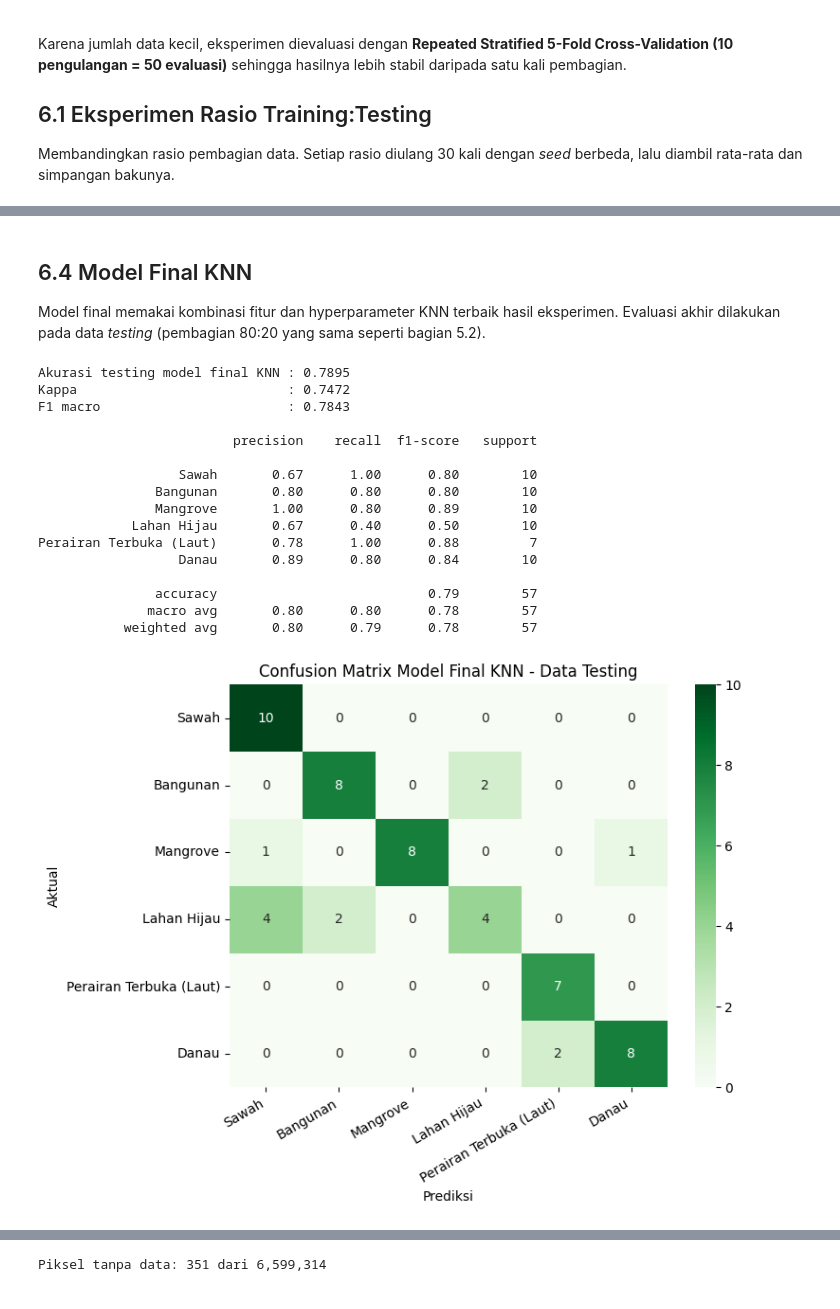
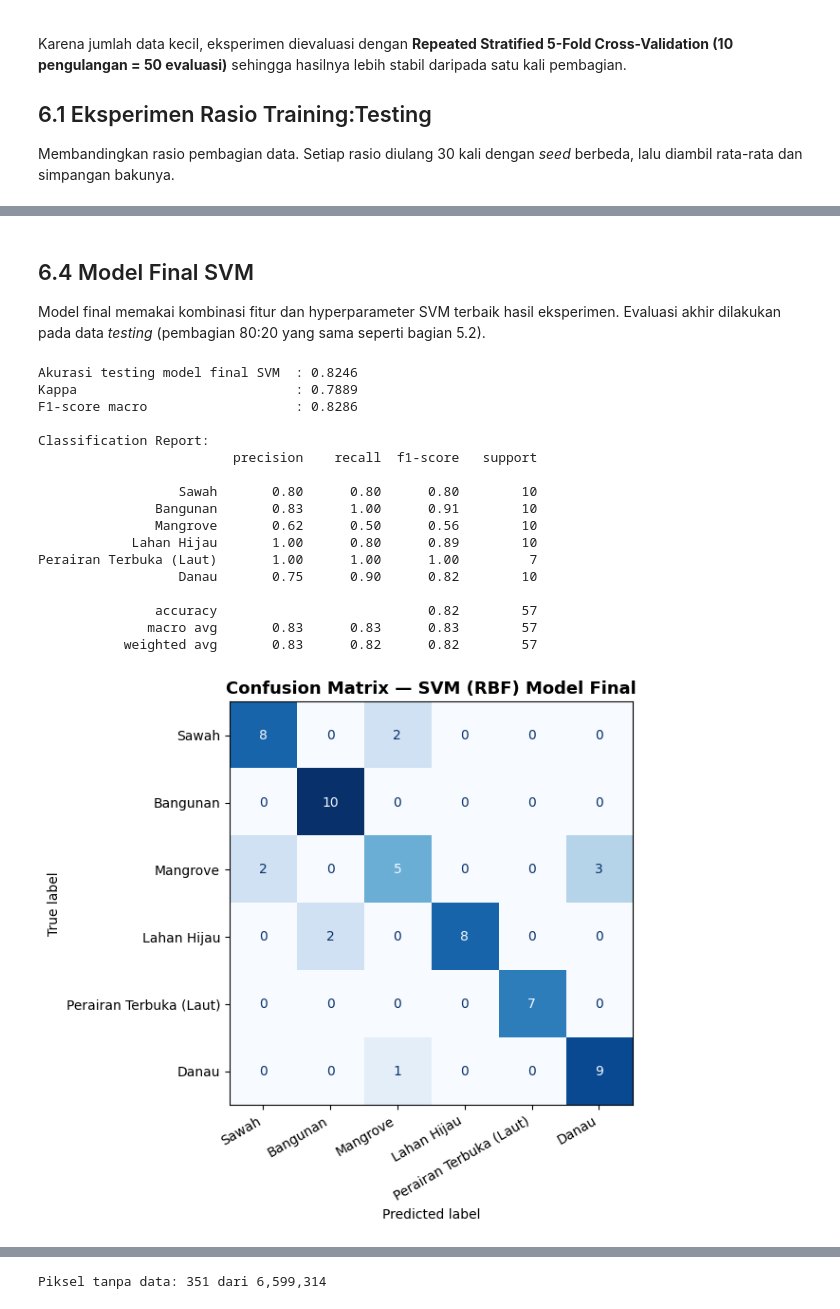
Before and after one commit to Okansyailendra/PSD, a Jupyter notebook: _sources/klasifikasi_jawa_timur/klasifikasi_jawa_timur_sentinel2a.ipynb, the cells around one changed output, grey strips where cells are left out. Cells and saved outputs as stored; diff of their text form; code cells hidden in the pictures.

```diff
--- a/_sources/klasifikasi_jawa_timur/klasifikasi_jawa_timur_sentinel2a.ipynb
+++ b/_sources/klasifikasi_jawa_timur/klasifikasi_jawa_timur_sentinel2a.ipynb
@@ -674,15 +664,17 @@ for ts in [0.10, 0.20, 0.30, 0.40]:
             X, y, test_size=ts, stratify=y, random_state=SEED + r)
         m = Pipeline([
             ("scaler", StandardScaler()),
-            ("knn", KNeighborsClassifier(n_neighbors=5, weights="distance"))
+            ("svm", SVC(kernel="rbf", C=10, gamma="scale", random_state=SEED))
         ]).fit(X_tr, y_tr)
         skor.append(accuracy_score(y_te, m.predict(X_te)))
     hasil_rasio.append({
         "Rasio train:test": f"{int((1-ts)*100)}:{int(ts*100)}",
-        "Ukuran test": ts,
         "Akurasi rata-rata": np.mean(skor),
-        "Std": np.std(skor),
+        "Std":               np.std(skor),
     })
+
 tab_rasio = pd.DataFrame(hasil_rasio)
-display(tab_rasio.round(4))
+tab_rasio["Akurasi rata-rata"] = tab_rasio["Akurasi rata-rata"].map("{:.4f}".format)
+tab_rasio["Std"]               = tab_rasio["Std"].map("{:.4f}".format)
+display(tab_rasio)
 # %% [output]
@@ -791,45 +782,56 @@ Hyperparameter terbaik: k=5, weights='distance', metric='euclidean' | Akurasi CV
 # %% [markdown]
-## 6.4 Model Final KNN
-Model final memakai kombinasi fitur dan hyperparameter KNN terbaik hasil eksperimen. Evaluasi akhir dilakukan pada data *testing* (pembagian 80:20 yang sama seperti bagian 5.2).
+## 6.4 Model Final SVM
+Model final memakai kombinasi fitur dan hyperparameter SVM terbaik hasil eksperimen. Evaluasi akhir dilakukan pada data *testing* (pembagian 80:20 yang sama seperti bagian 5.2).
 # %%
 model_final = Pipeline([
     ("scaler", StandardScaler()),
-    ("knn", KNeighborsClassifier(n_neighbors=BEST_K, weights=BEST_WEIGHTS, metric=BEST_METRIC))
+    ("svm", SVC(kernel=BEST_KERNEL, C=BEST_C, gamma=BEST_GAMMA,
+                probability=True, random_state=SEED))
 ]).fit(X_train[FITUR_FINAL], y_train)
 
 pred_final = model_final.predict(X_test[FITUR_FINAL])
 
 AKURASI_FINAL = accuracy_score(y_test, pred_final)
 KAPPA_FINAL   = cohen_kappa_score(y_test, pred_final)
-F1_FINAL      = f1_score(y_test, pred_final, average="macro")
+F1_FINAL      = f1_score(y_test, pred_final, average="macro", zero_division=0)
 
-print(f"Akurasi testing model final KNN : {AKURASI_FINAL:.4f}")
-print(f"Kappa                           : {KAPPA_FINAL:.4f}")
-print(f"F1 macro                        : {F1_FINAL:.4f}\n")
-print(classification_report(y_test, pred_final, labels=NAMA_KELAS, zero_division=0))
+print(f"Akurasi testing model final SVM  : {AKURASI_FINAL:.4f}")
+print(f"Kappa                            : {KAPPA_FINAL:.4f}")
+print(f"F1-score macro                   : {F1_FINAL:.4f}")
+print()
+print("Classification Report:")
+print(classification_report(y_test, pred_final, target_names=NAMA_KELAS, zero_division=0))
 
-cm = confusion_matrix(y_test, pred_final, labels=NAMA_KELAS)
-plt.figure(figsize=(8, 6))
-sns.heatmap(cm, annot=True, fmt="d", cmap="Greens", xticklabels=NAMA_KELAS, yticklabels=NAMA_KELAS)
-plt.xlabel("Prediksi"); plt.ylabel("Aktual"); plt.title("Confusion Matrix Model Final KNN - Data Testing")
-plt.xticks(rotation=30, ha="right"); plt.tight_layout(); plt.show()
+# Confusion matrix
+import matplotlib.pyplot as plt
+from sklearn.metrics import ConfusionMatrixDisplay
+fig, ax = plt.subplots(figsize=(8, 6))
+ConfusionMatrixDisplay.from_predictions(
+    y_test, pred_final, display_labels=NAMA_KELAS,
+    cmap="Blues", ax=ax, colorbar=False
+)
+ax.set_title("Confusion Matrix — SVM (RBF) Model Final", fontsize=13, fontweight="bold")
+plt.xticks(rotation=30, ha="right")
+plt.tight_layout()
+plt.show()
 # %% [output]
-Akurasi testing model final KNN : 0.7895
-Kappa                           : 0.7472
-F1 macro                        : 0.7843
+Akurasi testing model final SVM  : 0.8246
+Kappa                            : 0.7889
+F1-score macro                   : 0.8286
 
+Classification Report:
                          precision    recall  f1-score   support
 
-                  Sawah       0.67      1.00      0.80        10
-               Bangunan       0.80      0.80      0.80        10
-               Mangrove       1.00      0.80      0.89        10
-            Lahan Hijau       0.67      0.40      0.50        10
-Perairan Terbuka (Laut)       0.78      1.00      0.88         7
-                  Danau       0.89      0.80      0.84        10
+                  Sawah       0.80      0.80      0.80        10
+               Bangunan       0.83      1.00      0.91        10
+               Mangrove       0.62      0.50      0.56        10
+            Lahan Hijau       1.00      0.80      0.89        10
+Perairan Terbuka (Laut)       1.00      1.00      1.00         7
+                  Danau       0.75      0.90      0.82        10
 
-               accuracy                           0.79        57
-              macro avg       0.80      0.80      0.78        57
-           weighted avg       0.80      0.79      0.78        57
+               accuracy                           0.82        57
+              macro avg       0.83      0.83      0.83        57
+           weighted avg       0.83      0.82      0.82        57
-[figure, old version]
+[figure, new version]
 # %% [markdown]
 ---
```
Also changed, not shown: parts of 18 cells of this notebook, 3 other files.
